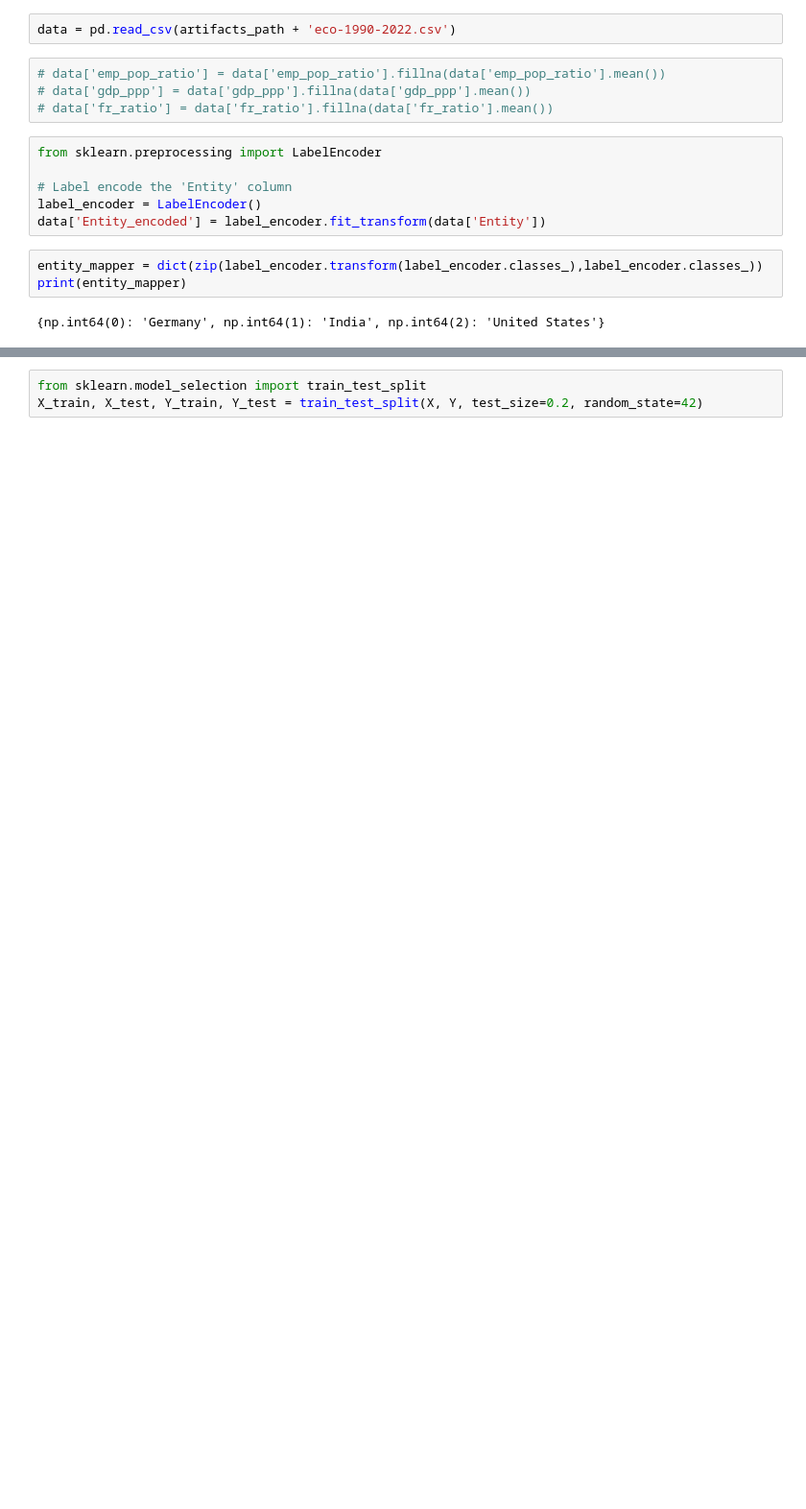
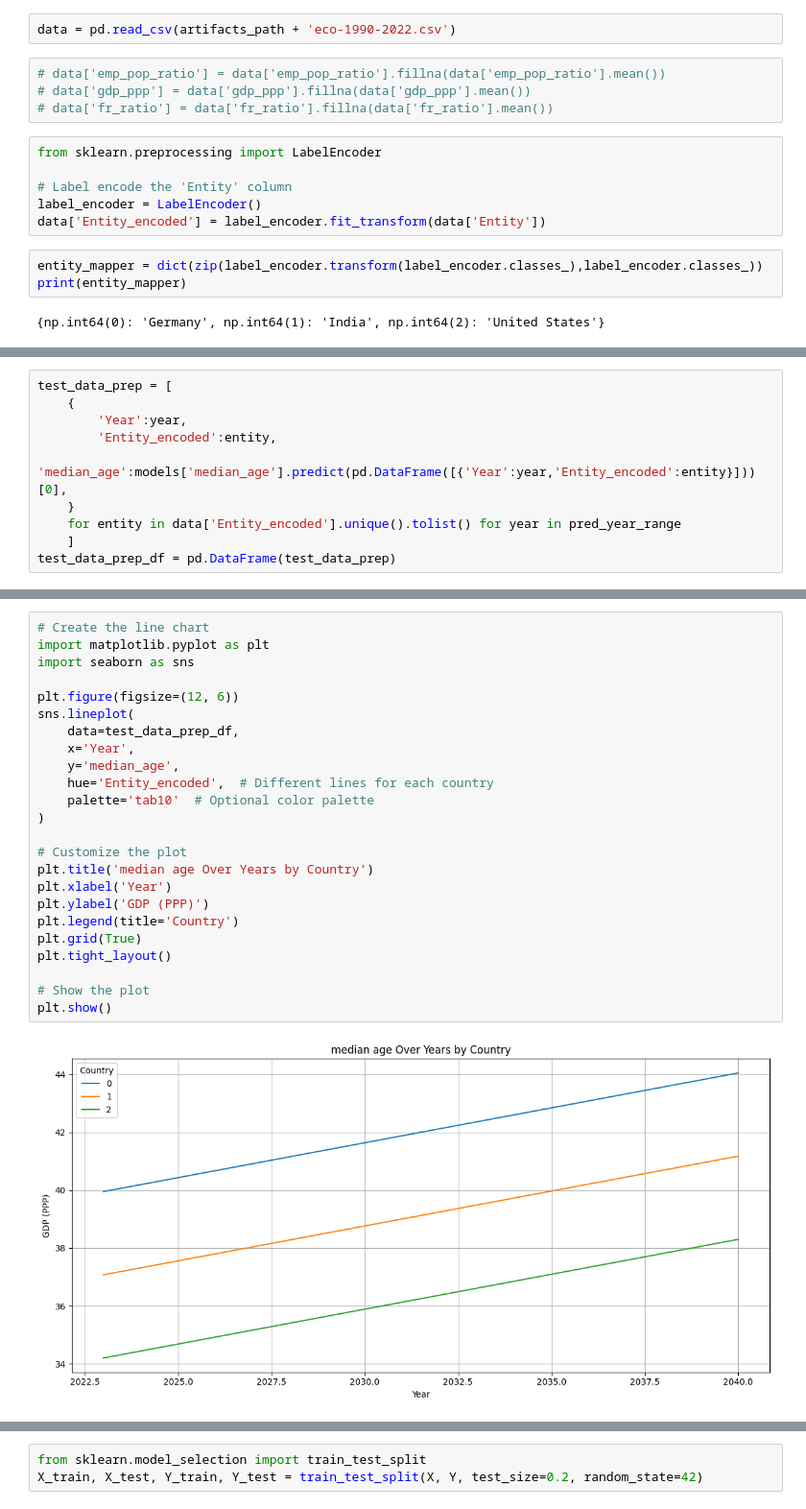
Before and after one commit to sathyaNEU/eco-gdp-predictor, a Jupyter notebook: notebook/model/start.ipynb, the cells around one changed output, grey strips where cells are left out. Shown: that part at 96% size. Cells and saved outputs as stored; diff of their text form; blank space fills up the shorter version.

```diff
--- a/notebook/model/start.ipynb
+++ b/notebook/model/start.ipynb
@@ -22,0 +145,10 @@ print(entity_mapper)
+# %%
+test_data_prep = [
+    {
+        'Year':year,
+        'Entity_encoded':entity,
+        'median_age':models['median_age'].predict(pd.DataFrame([{'Year':year,'Entity_encoded':entity}]))[0],
+    }
+    for entity in data['Entity_encoded'].unique().tolist() for year in pred_year_range
+    ]
+test_data_prep_df = pd.DataFrame(test_data_prep)
@@ -22,0 +181,26 @@ print(entity_mapper)
+# %%
+# Create the line chart
+import matplotlib.pyplot as plt
+import seaborn as sns
+
+plt.figure(figsize=(12, 6))
+sns.lineplot(
+    data=test_data_prep_df,
+    x='Year',
+    y='median_age',
+    hue='Entity_encoded',  # Different lines for each country
+    palette='tab10'  # Optional color palette
+)
+
+# Customize the plot
+plt.title('median age Over Years by Country')
+plt.xlabel('Year')
+plt.ylabel('GDP (PPP)')
+plt.legend(title='Country')
+plt.grid(True)
+plt.tight_layout()
+
+# Show the plot
+plt.show()
+# %% [output]
+[figure, added]
```
Also changed, not shown: parts of 26 cells of this notebook, 3 other files.
